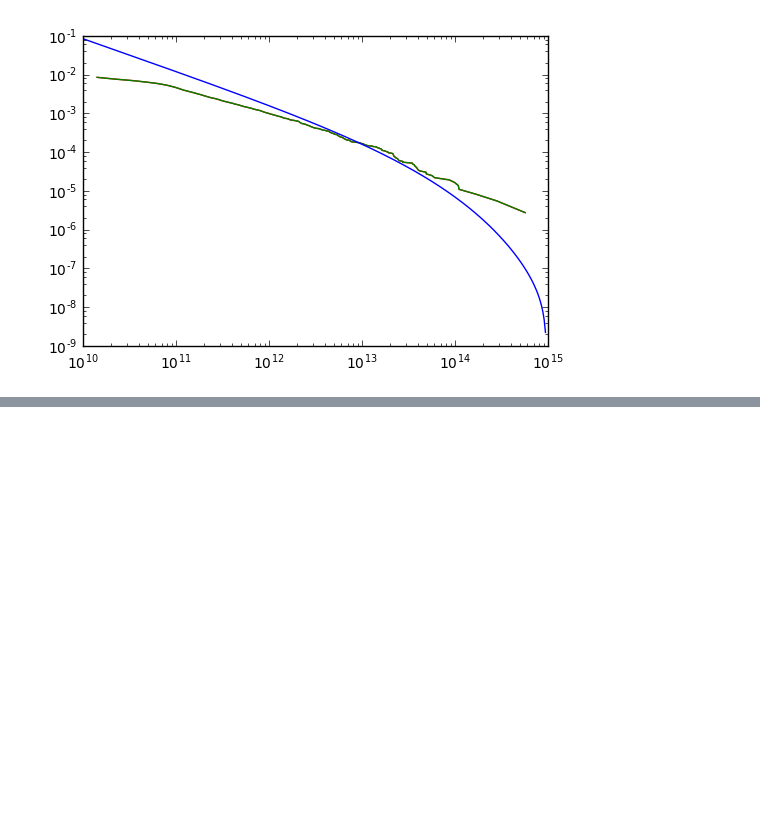
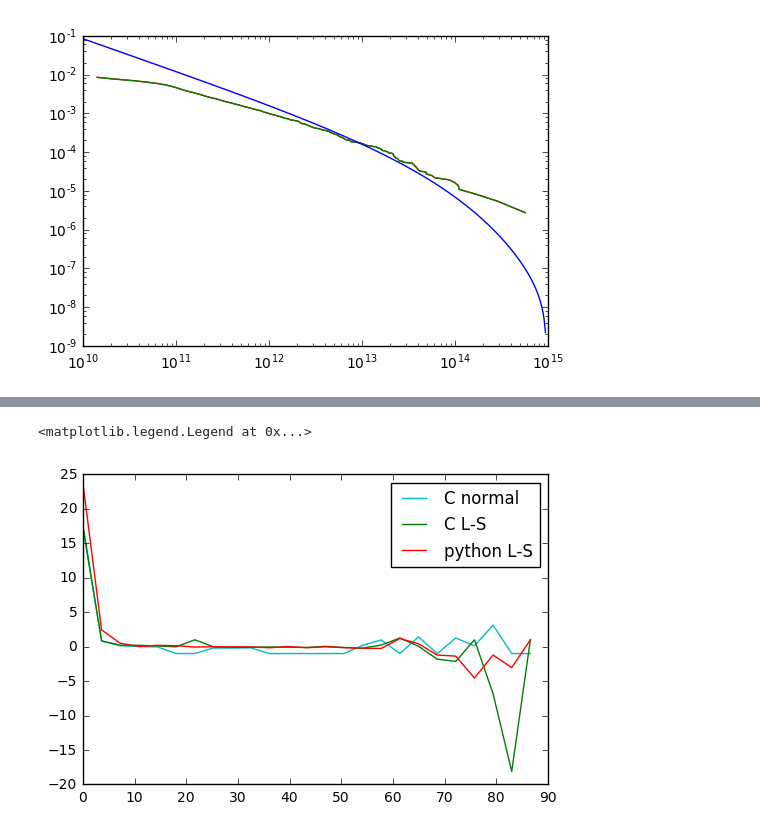
Before and after one commit to olegs22/Simulations, a Jupyter notebook: Yt_vis.ipynb, the cells around one changed output, grey strips where cells are left out. Saved outputs shown, nothing was run; the diff lists cells and outputs as text; code cells hidden in the pictures; blank space fills up the shorter version.

```diff
--- a/Yt_vis.ipynb
+++ b/Yt_vis.ipynb
@@ -211,0 +229,9 @@ plt.plot(pos_d, hist_p2,'.g');
+# %%
+plt.figure()
+plt.plot(pos_d,hist_p,'c',label = 'C normal')
+plt.plot(pos_d,hist_p2,'g',label = 'C L-S')
+plt.plot(pos_d,hist_r,'r',label = 'python L-S')
+plt.legend(loc='best')
+# %% [output]
+<matplotlib.legend.Legend at 0x...>
+[figure, added]
```
Also changed, not shown: parts of 16 cells of this notebook.
